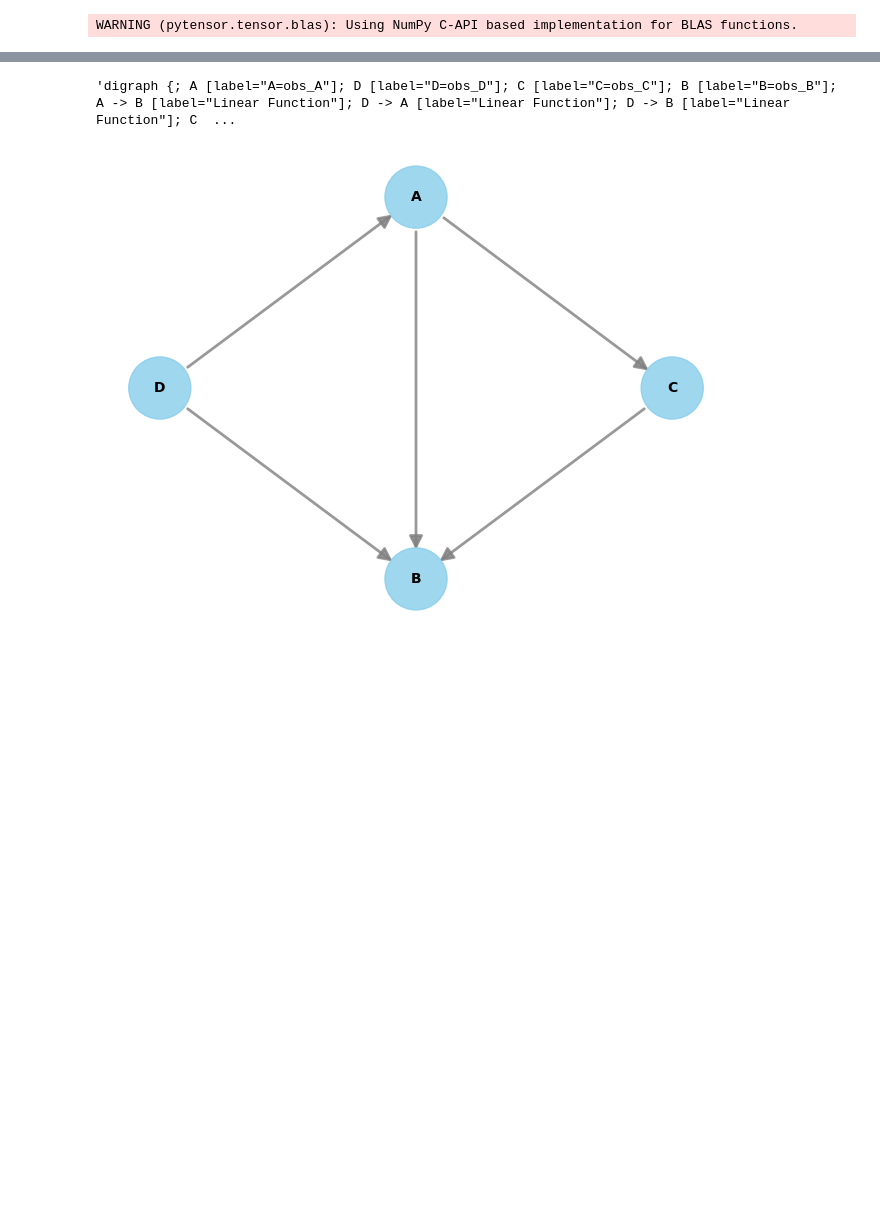
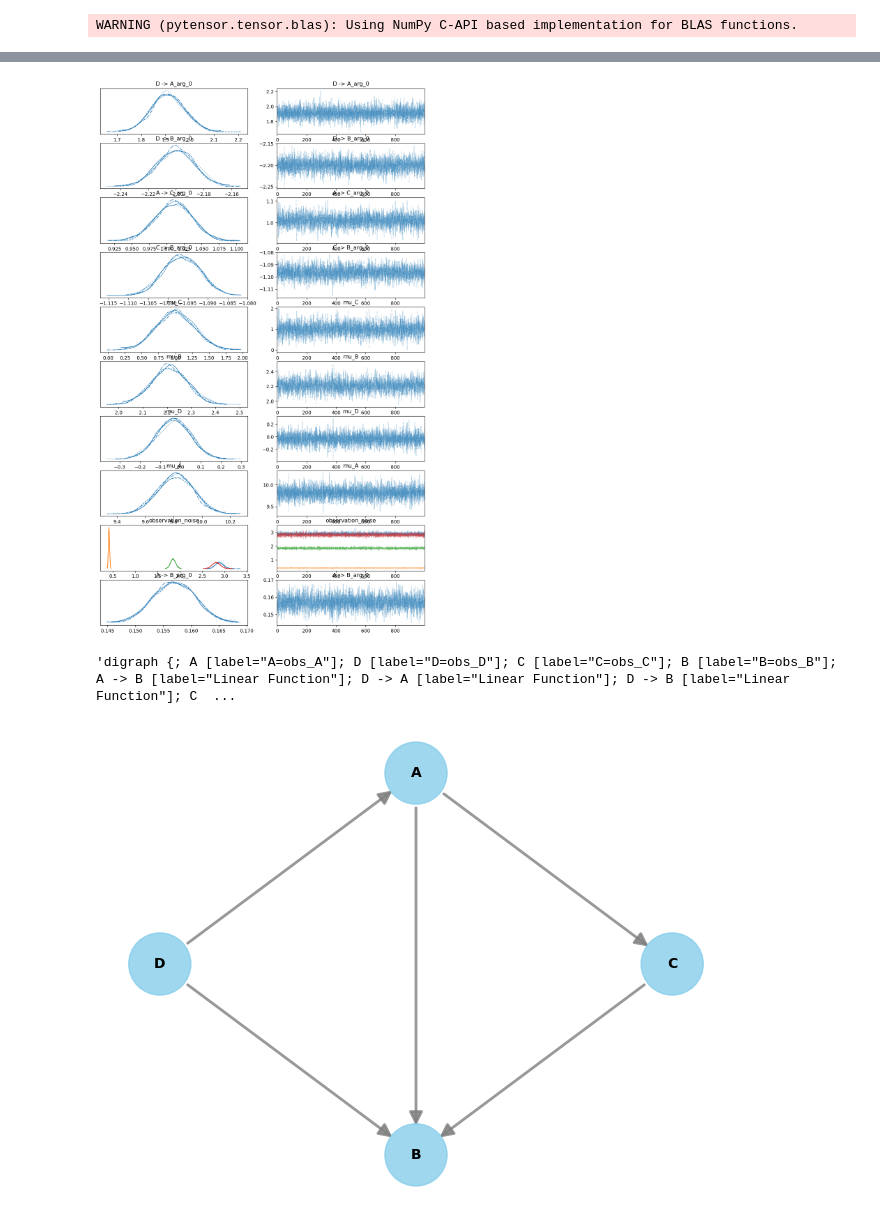
Before and after one commit to redam94/dag_api, a Jupyter notebook: notebooks/load_pydantic.ipynb, the cells around one changed output, grey strips where cells are left out. Drawn from its saved outputs; the diff is of its cells as text; code cells hidden in the pictures; blank space fills up the shorter version.

```diff
--- a/notebooks/load_pydantic.ipynb
+++ b/notebooks/load_pydantic.ipynb
@@ -24,0 +61,3 @@ pm.model_to_graphviz(my_dag_model)
+# %%
+with my_dag_model:
+    trace = pm.sample(1000, tune=1500, target_accept=.9, cores=4, nuts_sampler="numpyro")
@@ -25,3 +89,7 @@ pm.model_to_graphviz(my_dag_model)
+# %%
+pm.plot_trace(trace);
+# %% [output]
+[figure, added]
 # %%
 import dowhy
 import pandas as pd
```
Also changed, not shown: parts of 18 cells of this notebook, 2 other files.
